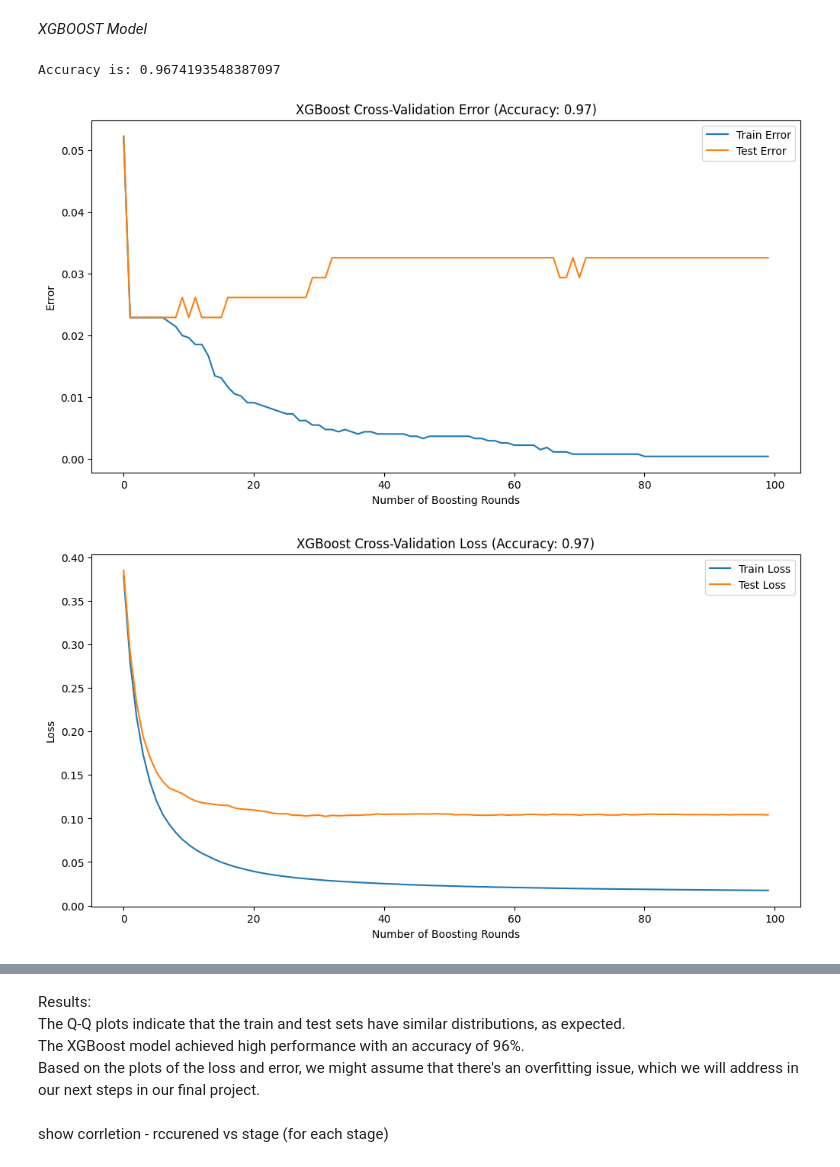
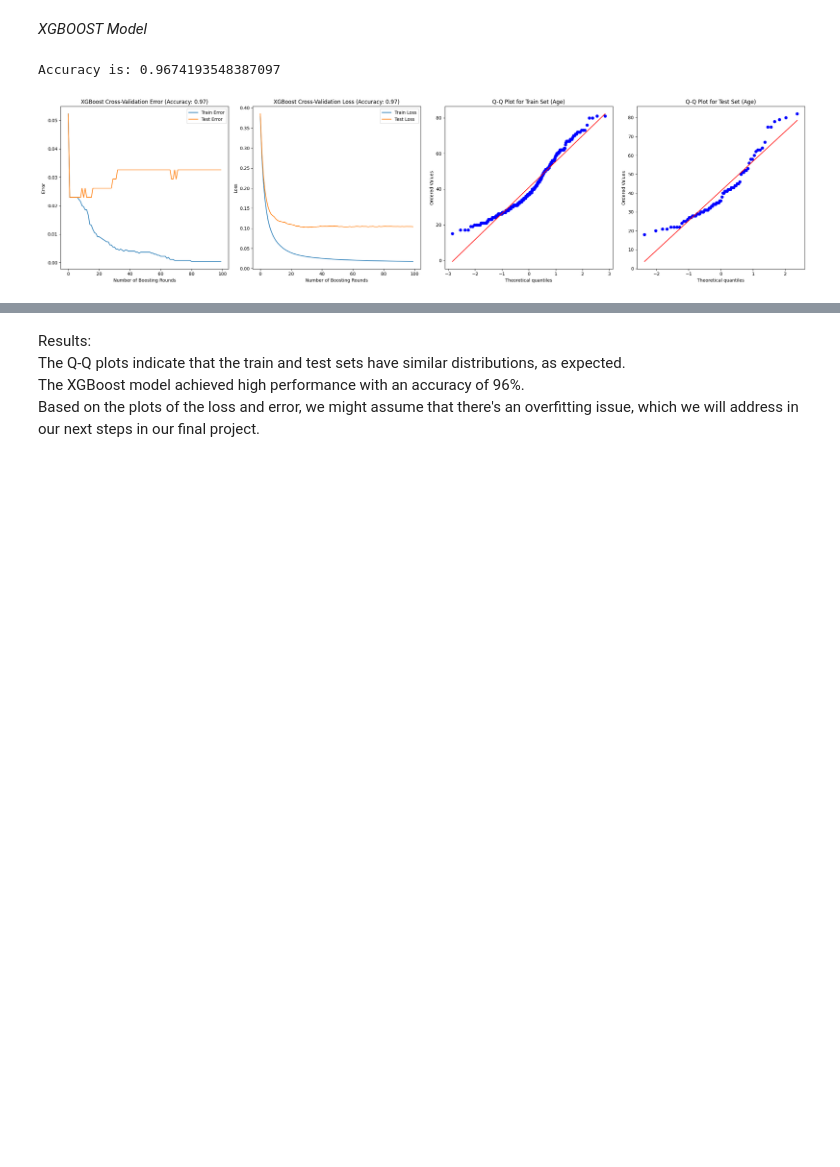
Before and after one commit to CEitanC/TDS, a Jupyter notebook: Second_Submission.ipynb, the cells around one changed output, grey strips where cells are left out. Cells and saved outputs as stored; diff of their text form; code cells hidden in the pictures; blank space fills up the shorter version.

```diff
--- a/Second_Submission.ipynb
+++ b/Second_Submission.ipynb
@@ -302,70 +275,54 @@ Insight: from those results we can assume that high age might indicated on high
 # %%
 X = df.drop(columns=['Recurred'])
 y = df['Recurred']
-
 # adapt categorical classes
 label_encoders = {}
 for feature in X.select_dtypes(include=['object']).columns:
     label_encoders[feature] = LabelEncoder()
     X[feature] = label_encoders[feature].fit_transform(X[feature])
 y = y.replace({'Yes': 1, 'No': 0})
 X_train, X_test, y_train, y_test = train_test_split(X, y, test_size=0.2, random_state=0)
-
 model = xgb.XGBClassifier()
-
 cv_results = xgb.cv(params=model.get_xgb_params(),
                     dtrain=xgb.DMatrix(X_train, label=y_train),
                     num_boost_round=100,  # Set to the number of boosting rounds you want
                     nfold=10,
                     metrics=['logloss', 'error'])
-
 model.fit(X_train, y_train)
-
 y_pred = model.predict(X_test)
-
 accuracy = 1 - cv_results['test-error-mean'].iloc[-1]
 print("Accuracy is:", accuracy)
+fig, axes = plt.subplots(1, 4, figsize=(24, 6))
 
-plt.figure(figsize=(12, 6))
-plt.plot(cv_results['train-error-mean'], label='Train Error')
-plt.plot(cv_results['test-error-mean'], label='Test Error')
-plt.xlabel('Number of Boosting Rounds')
-plt.ylabel('Error')
-plt.title('XGBoost Cross-Validation Error (Accuracy: {:.2f})'.format(accuracy))
-plt.legend()
-plt.show()
+# Plot cross-validation error
+axes[0].plot(cv_results['train-error-mean'], label='Train Error')
+axes[0].plot(cv_results['test-error-mean'], label='Test Error')
+axes[0].set_xlabel('Number of Boosting Rounds')
+axes[0].set_ylabel('Error')
+axes[0].set_title('XGBoost Cross-Validation Error (Accuracy: {:.2f})'.format(accuracy))
+axes[0].legend()
 
-plt.figure(figsize=(12, 6))
-plt.plot(cv_results['train-logloss-mean'], label='Train Loss')
-plt.plot(cv_results['test-logloss-mean'], label='Test Loss')
-plt.xlabel('Number of Boosting Rounds')
-plt.ylabel('Loss')
-plt.title('XGBoost Cross-Validation Loss (Accuracy: {:.2f})'.format(accuracy))
-plt.legend()
-plt.show()
+# Plot cross-validation loss
+axes[1].plot(cv_results['train-logloss-mean'], label='Train Loss')
+axes[1].plot(cv_results['test-logloss-mean'], label='Test Loss')
+axes[1].set_xlabel('Number of Boosting Rounds')
+axes[1].set_ylabel('Loss')
+axes[1].set_title('XGBoost Cross-Validation Loss (Accuracy: {:.2f})'.format(accuracy))
+axes[1].legend()
 
-train_quantiles = np.linspace(0, 1, len(X_train))
-test_quantiles = np.linspace(0, 1, len(X_test))
+# Plot Q-Q plots
+stats.probplot(X_train['Age'], dist="norm", plot=axes[2])
+axes[2].set_title('Q-Q Plot for Train Set (Age)')
+axes[2].set_xlabel('Theoretical quantiles')
+axes[2].set_ylabel('Ordered Values')
 
-train_quantile_values = np.quantile(X_train['Age'], train_quantiles)
-test_quantile_values = np.quantile(X_test['Age'], test_quantiles)
-
-plt.figure(figsize=(12, 6))
-plt.subplot(1, 2, 1)
-stats.probplot(X_train['Age'], dist="norm", plot=plt)
-plt.title('Q-Q Plot for Train Set')
-plt.xlabel('Theoretical quantiles')
-plt.ylabel('Ordered Values')
-
-plt.subplot(1, 2, 2)
-stats.probplot(X_test['Age'], dist="norm", plot=plt)
-plt.title('Q-Q Plot for Test Set')
-plt.xlabel('Theoretical quantiles')
-plt.ylabel('Ordered Values')
+stats.probplot(X_test['Age'], dist="norm", plot=axes[3])
+axes[3].set_title('Q-Q Plot for Test Set (Age)')
+axes[3].set_xlabel('Theoretical quantiles')
+axes[3].set_ylabel('Ordered Values')
 
 plt.tight_layout()
 plt.show()
 # %% [output]
 Accuracy is: 0.9674193548387097
-[figure, old version]
+[figure, new version]
-[figure, removed]
@@ -375,5 +331,3 @@ Results:<br>
 The Q-Q plots indicate that the train and test sets have similar distributions, as expected.<br>
 The XGBoost model achieved high performance with an accuracy of 96%.<br>
 Based on the plots of the loss and error, we might assume that there's an overfitting issue, which we will address in our next steps in our final project.
-# %% [markdown]
-show corrletion - rccurened vs stage (for each stage)
```
Also changed, not shown: parts of 11 cells of this notebook.
